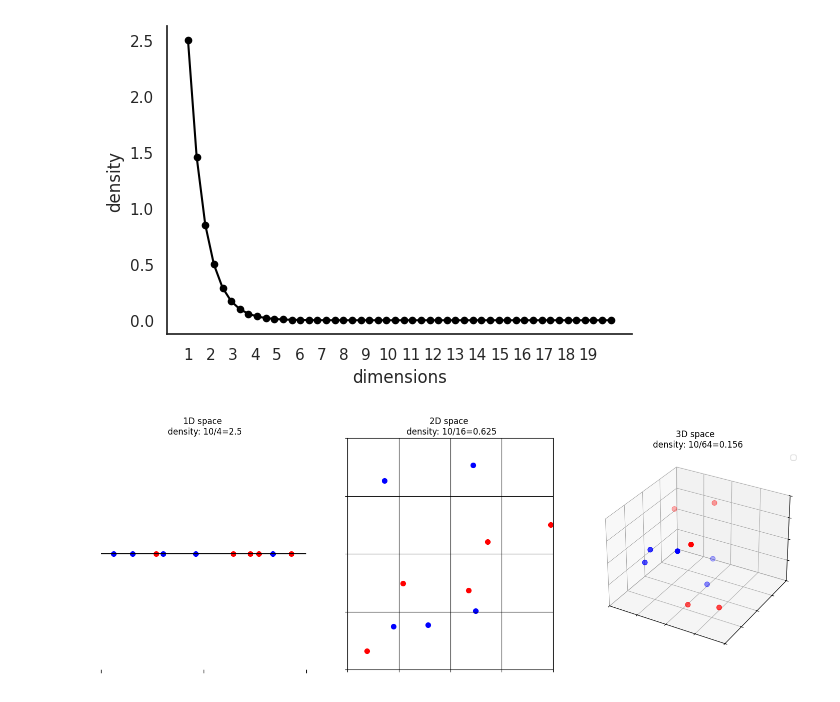
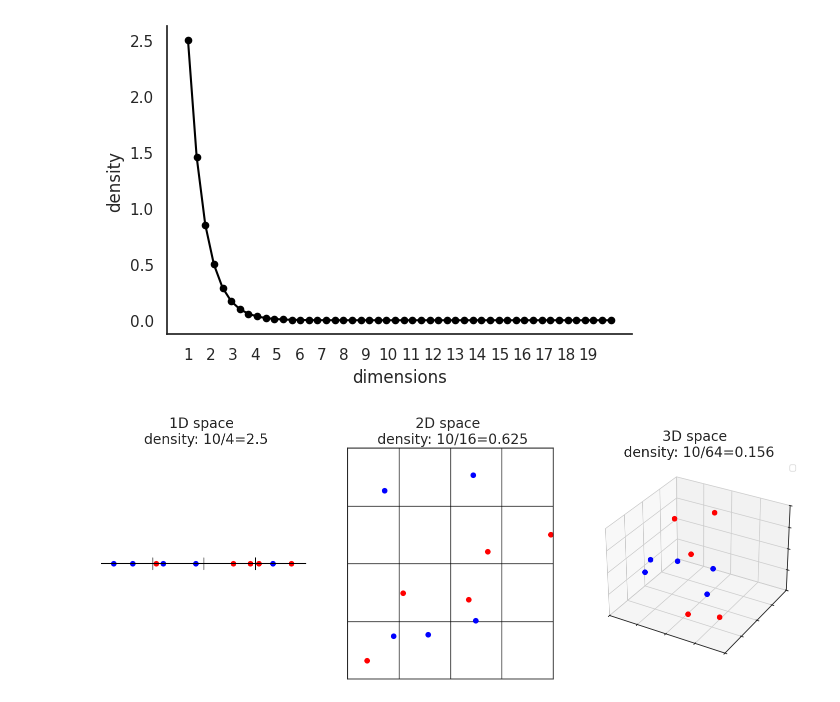
Before and after one commit to milka1g/ctopt, a Jupyter notebook: figures/curse_of_dimensionality.ipynb, the cells around one changed output. Cells and saved outputs as stored; diff of their text form; code cells hidden in the pictures.

Commit message:
Finish curse of dim figures

```diff
--- a/figures/curse_of_dimensionality.ipynb
+++ b/figures/curse_of_dimensionality.ipynb
@@ -37,60 +37,17 @@ fig = plt.figure(figsize=(18, 6))
 
 # Create the first subplot
 ax1 = fig.add_subplot(131)
-ax1.set_title('1D space \n density: 10/4=2.5')
+ax1.set_title('1D space \n density: 10/4=2.5', fontsize=20)
 
 # Create the second subplot
 ax2 = fig.add_subplot(132)
-ax2.set_title('2D space \n density: 10/16=0.625')
+ax2.set_title('2D space \n density: 10/16=0.625', fontsize=20)
 
 # Create the third subplot
 ax3 = fig.add_subplot(133, projection='3d')
-ax3.set_title('3D space \n density: 10/64=0.156')
+ax3.set_title('3D space \n density: 10/64=0.156', fontsize=20)
 
 ################### 1D ######################
-# Generate random positions for the 10 dots
-# x = np.linspace(0, 10, 100)
-# np.random.seed(777)  # For reproducibility
-# num_dots = 10
-# dot_positions = np.random.uniform(0, 10, num_dots)
-
-# # Separate the positions into two groups
-# blue_positions = dot_positions[:5]
-# red_positions = dot_positions[5:]
-
-# # Plot the line
-# ax1.plot(x, np.zeros_like(x), color='black', zorder=1)  # 1D line at y = 0
-
-# # Plot the blue dots
-# ax1.scatter(blue_positions, np.zeros_like(blue_positions), color='blue', s=100, label='Blue Dots')
-
-# # Plot the red dots
-# ax1.scatter(red_positions, np.zeros_like(red_positions), color='red', s=100, label='Red Dots')
-
-# # Define positions for the ticks
-# tick_positions = np.linspace(0, 10, 4)  # 4 evenly spaced ticks  # 4 ticks with equal spacing
-
-# # Set the tick positions
-# ax1.set_xticks(tick_positions)
-
-# # Remove tick labels
-# ax1.set_xticklabels([])
-
-# # Customize tick lines to be small
-# ax1.tick_params(axis='x', which='both', length=8, width=1, color='black', zorder=3)
-
-# # Hide the y-axis
-# ax1.yaxis.set_ticks([])
-# ax1.yaxis.set_tick_params(width=0)
-
-# ax1.spines['top'].set_visible(False)
-# ax1.spines['right'].set_visible(False)
-# ax1.spines['left'].set_visible(False)
-# ax1.spines['bottom'].set_visible(False)
-# ax1.set_xlabel('')
-# ax1.set_ylabel('')
-# ax1.set_xlim(0, 10)
-# Generate random positions for the 10 dots
 x = np.linspace(0, 10, 100)
 np.random.seed(777)  # For reproducibility
 num_dots = 10
@@ -110,7 +67,7 @@ ax1.scatter(blue_positions, np.zeros_like(blue_positions), color='blue', s=50, l
 ax1.scatter(red_positions, np.zeros_like(red_positions), color='red', s=50, label='Red Dots')
 
 # Define positions for the ticks
-tick_positions = np.linspace(0, 10, 3)  # 4 evenly spaced ticks
+tick_positions = [2.5, 5, 7.5]  # 4 evenly spaced ticks
 
 # Set the tick positions
 ax1.set_xticks(tick_positions)
@@ -118,8 +75,14 @@ ax1.set_xticks(tick_positions)
 # Remove tick labels
 ax1.set_xticklabels([])
 
+# Hide the default ticks and add custom ticks
+ax1.tick_params(axis='x', which='both', length=0)  # Remove default tick marks
+for tick in tick_positions:
+    ax1.plot([tick, tick], [-0.005, 0.005], color='black', lw=1)  # Custom tick marks on the line
+
 # Customize tick lines to be small
-ax1.tick_params(axis='x', which='both', length=5, width=1, color='black')
+# ax1.tick_params(axis='x', which='both', length=5, width=1, color='black')
+# Customize tick lines to be small and adjust their position
 
 # Hide the y-axis
 ax1.yaxis.set_ticks([])
@@ -134,7 +97,6 @@ ax1.spines['bottom'].set_visible(False)
 # Set limits to ensure all ticks are visible
 ax1.set_xlim(0, 10)
 ax1.set_ylim(-0.1, 0.1)  # Adjust y-limits if necessary
-
 
 ################### 2D ######################
 points = np.random.uniform(-2, 2, size=(10, 2))
@@ -165,33 +127,33 @@ points = np.random.uniform(-2, 2, size=(10, 3))  # Range from -2 to 2 for a 4x4x
 red_points = points[:5]
 blue_points = points[5:]
 
 # Plot the red points
-ax3.scatter(red_points[:, 0], red_points[:, 1], red_points[:, 2], color='red', s=50)
+ax3.scatter(red_points[:, 0], red_points[:, 1], red_points[:, 2], color='red', s=50, depthshade=False)
 
 # Plot the blue points
-ax3.scatter(blue_points[:, 0], blue_points[:, 1], blue_points[:, 2], color='blue', s=50)
+ax3.scatter(blue_points[:, 0], blue_points[:, 1], blue_points[:, 2], color='blue', s=50, depthshade=False)
 
 # Set the limits for a 4x4x4 grid
 ax3.set_xlim([-2, 2])
 ax3.set_ylim([-2, 2])
 ax3.set_zlim([-2, 2])
 
 # Remove the axis numbers but keep the grid lines
 ax3.set_xticks(np.arange(-2, 3, 1))
 ax3.set_yticks(np.arange(-2, 3, 1))
 ax3.set_zticks(np.arange(-2, 3, 1))
 
 # Hide tick labels while keeping grid lines
 ax3.set_xticklabels([])
 ax3.set_yticklabels([])
 ax3.set_zticklabels([])
 
 # Add a legend
 ax3.legend()
 ax3.grid(True, color='black')
 
 plt.savefig("figs/dimensions_density.png", format="png", bbox_inches='tight')
 # Show the plot
 plt.show()
 # %% [output]
-[figure, old version]
+[figure, new version]
```
Also changed, not shown: 1 other file.
